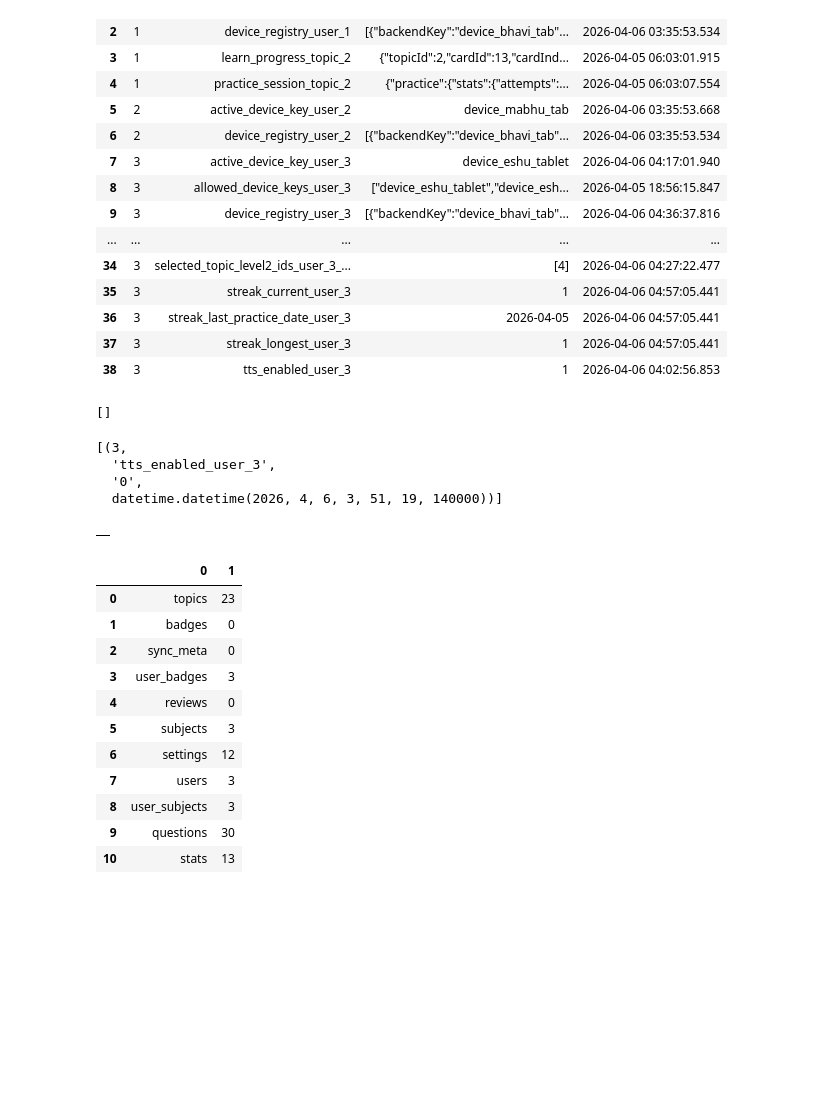
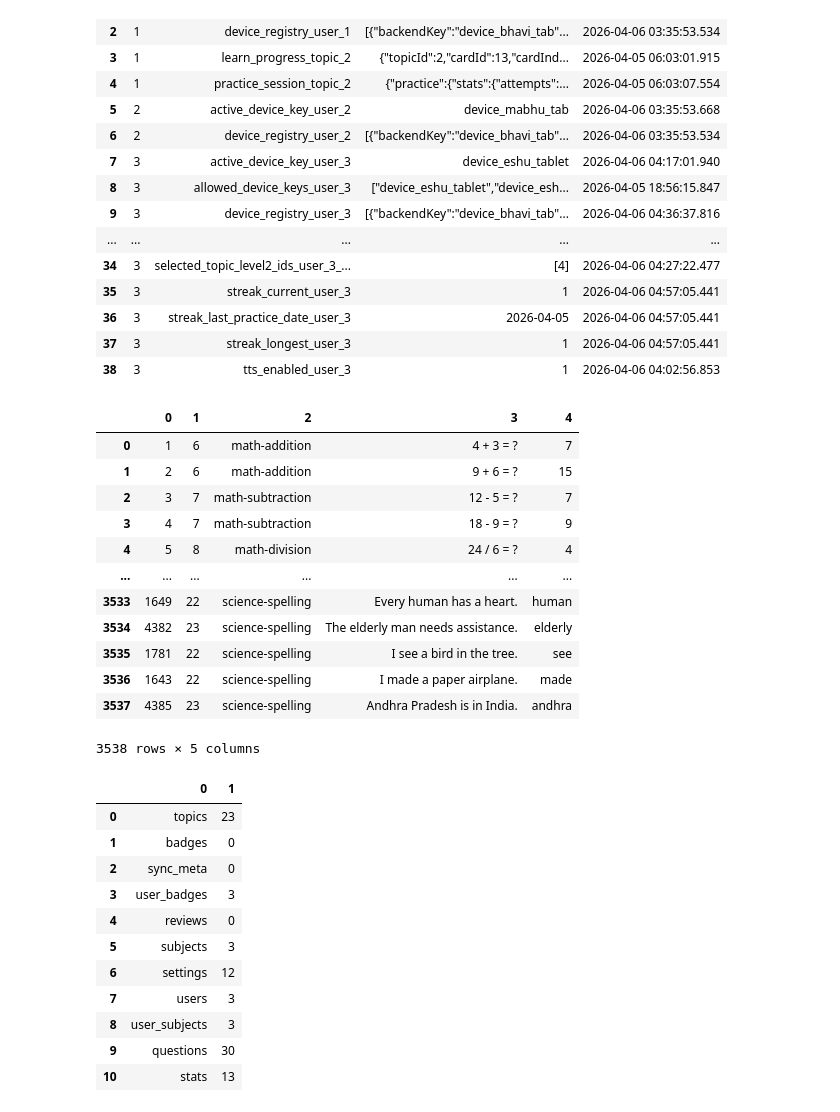
Before and after one commit to aimldlprojects/quizwiz, a Jupyter notebook: server/testing.ipynb, the cells around one changed output. Saved outputs shown, nothing was run; the diff lists cells and outputs as text; code cells hidden in the pictures; blank space fills up the shorter version.

```diff
--- a/server/testing.ipynb
+++ b/server/testing.ipynb
@@ -577,39 +628,3 @@ df
 | 36 | 3 | streak_last_practice_date_user_3 | 2026-04-05 | 2026-04-06 04:57:05.441 |
 | 37 | 3 | streak_longest_user_3 | 1 | 2026-04-06 04:57:05.441 |
 | 38 | 3 | tts_enabled_user_3 | 1 | 2026-04-06 04:02:56.853 |
-# %%
-cur.execute("""
-DELETE FROM settings
-WHERE user_id = 3
-  AND key = 'tts_enabled_user_3';
-""")
-
-cur.execute("""
-SELECT user_id, key, value, updated_at
-FROM settings
-WHERE user_id = 3
-  AND key = 'tts_enabled_user_%';
-""")
-
-cur.fetchall()
-# %% [output]
-[]
-# %%
-# Sample excute query
-cur.execute("""
-SELECT user_id, key, value, updated_at
-FROM settings
-WHERE user_id = 3
-  AND key LIKE 'tts_enabled_user_%';
-
-
-""")
-
-# tables = cur.fetchall()
-# pd.DataFrame(tables)
-cur.fetchall()
-# %% [output]
-[(3,
-  'tts_enabled_user_3',
-  '0',
-  datetime.datetime(2026, 4, 6, 3, 51, 19, 140000))]
@@ -627,15 +633,26 @@ cur.execute("""commit;""")
 cur.execute("""
 SELECT *
 FROM questions
-WHERE id IN (31, 110);
-
-
 """)
 
 tables = cur.fetchall()
-pd.DataFrame(tables)
+df = pd.DataFrame(tables)
-# %% [output]
-|  |
+# %%
+df
+# %% [output]
+|  | 0 | 1 | 2 | 3 | 4 |
+| 0 | 1 | 6 | math-addition | 4 + 3 = ? | 7 |
+| 1 | 2 | 6 | math-addition | 9 + 6 = ? | 15 |
+| 2 | 3 | 7 | math-subtraction | 12 - 5 = ? | 7 |
+| 3 | 4 | 7 | math-subtraction | 18 - 9 = ? | 9 |
+| 4 | 5 | 8 | math-division | 24 / 6 = ? | 4 |
+| ... | ... | ... | ... | ... | ... |
+| 3533 | 1649 | 22 | science-spelling | Every human has a heart. | human |
+| 3534 | 4382 | 23 | science-spelling | The elderly man needs assistance. | elderly |
+| 3535 | 1781 | 22 | science-spelling | I see a bird in the tree. | see |
+| 3536 | 1643 | 22 | science-spelling | I made a paper airplane. | made |
+| 3537 | 4385 | 23 | science-spelling | Andhra Pradesh is in India. | andhra |
+3538 rows × 5 columns
 # %%
 # Sample excute query
 cur.execute("""
```
Also changed, not shown: parts of 11 cells of this notebook, 20 other files.
